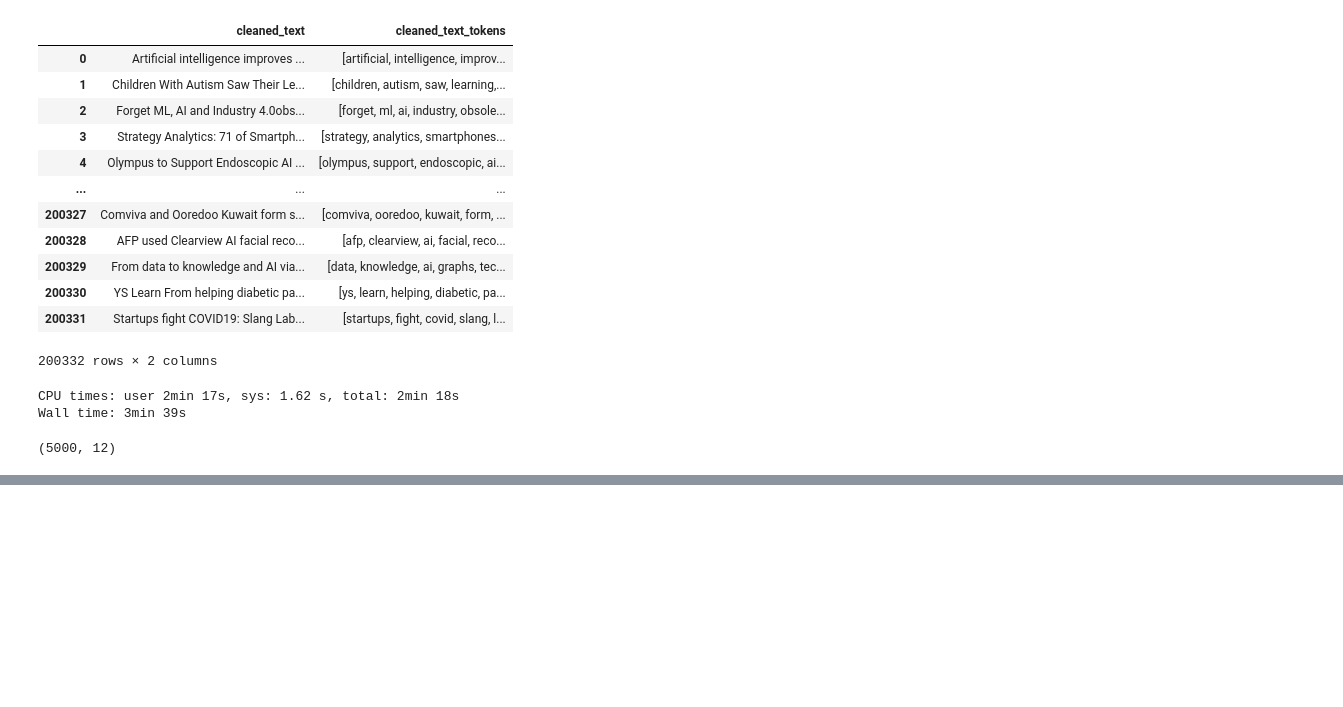
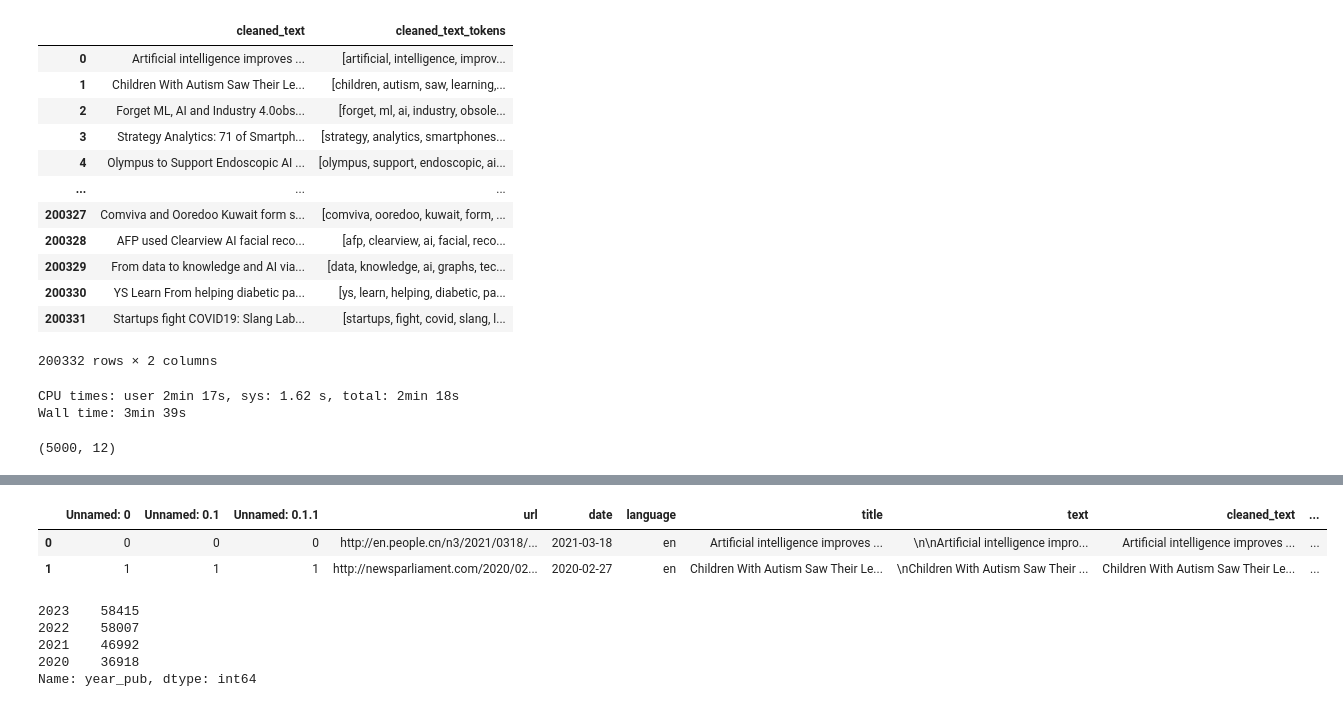
Before and after one commit to kshitij-mittal/Impact_Analysis_GenAI, a Jupyter notebook: 02_Data_Tokenization.ipynb, the cells around one changed output, grey strips where cells are left out. Drawn from its saved outputs; the diff is of its cells as text; code cells hidden in the pictures; blank space fills up the shorter version.

```diff
--- a/02_Data_Tokenization.ipynb
+++ b/02_Data_Tokenization.ipynb
@@ -364,0 +412,6 @@ df2_samp.shape
+# %%
+# First removing country names -  These noise for our analysis
+# %pip install a-world-of-countries
+
+import awoc
+my_world = awoc.AWOC()
@@ -364,0 +508,5 @@ df2_samp.shape
+# %%
+country_remove= na_ctry + af_ctry + eu_ctry1 + oc_ctry + sa_ctry + as_ctry
+# %%
+%%time
+df3['cleaned_text'] = df3['cleaned_text'].str.replace('|'.join(country_remove),'', regex=True)
@@ -364,0 +547,16 @@ df2_samp.shape
+# %%
+df3['date']=pd.to_datetime(df3['date'])
+df3['year_pub']=df3['date'].dt.year
+df3.head(2)
+# %% [output]
+|  | Unnamed: 0 | Unnamed: 0.1 | Unnamed: 0.1.1 | url | date | language | title | text | cleaned_text | ... |
+| 0 | 0 | 0 | 0 | http://en.people.cn/n3/2021/0318/... | 2021-03-18 | en | Artificial intelligence improves ... | \n\nArtificial intelligence impro... | Artificial intelligence improves ... | ... |
+| 1 | 1 | 1 | 1 | http://newsparliament.com/2020/02... | 2020-02-27 | en | Children With Autism Saw Their Le... | \nChildren With Autism Saw Their ... | Children With Autism Saw Their Le... | ... |
+# %%
+df3['year_pub'].value_counts()
+# %% [output]
+2023    58415
+2022    58007
+2021    46992
+2020    36918
+Name: year_pub, dtype: int64
```
Also changed, not shown: parts of 17 cells of this notebook.
